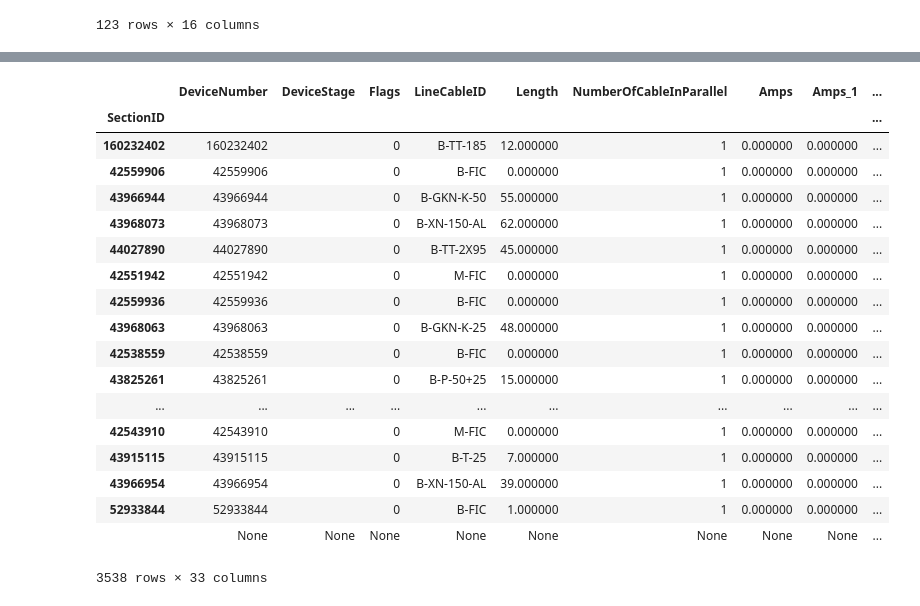
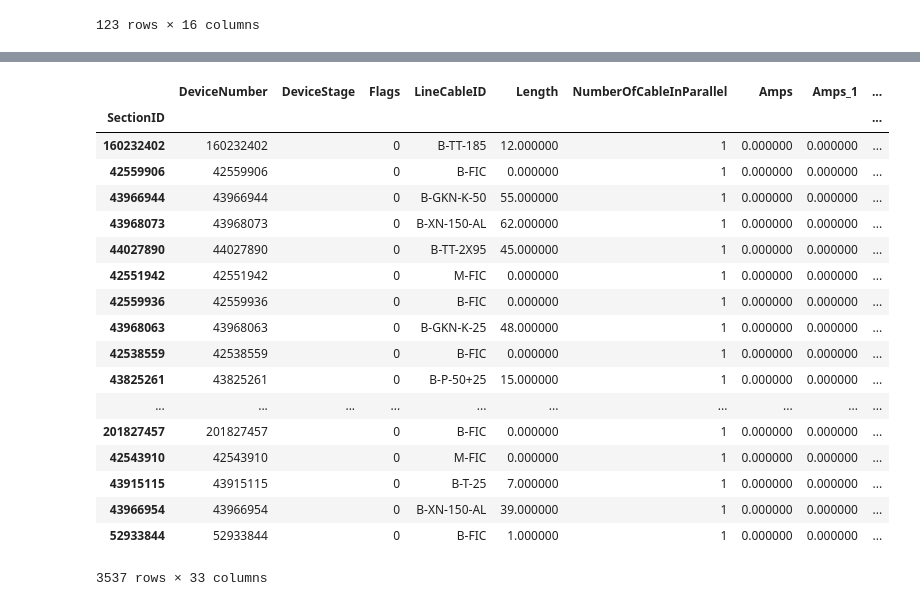
Before and after one commit to martenfese/preprocesses, a Jupyter notebook: Pre-processData_network.ipynb, the cells around one changed output, grey strips where cells are left out. Drawn from its saved outputs; the diff is of its cells as text; code cells hidden in the pictures.

```diff
--- a/Pre-processData_network.ipynb
+++ b/Pre-processData_network.ipynb
@@ -164,35 +161,35 @@ df
 # %%
 index_start = content.index('[UNDERGROUNDLINE SETTING]')
 index_stop = content.index('[SECTION]')
 
 columns = content[index_start+1]
 columns = columns.replace("FORMAT_UNDERGROUNDLINESETTING=", "").split(',')
 
 cables_conc = content[index_start+2:index_stop]
 
 cables_conc = [cable.split(',') for cable in cables_conc]
 
 df = pd.DataFrame(cables_conc, columns=columns)
 df.set_index("SectionID", inplace=True)
-df = df[:]
+df = df[:-1]
 df
 # %% [output]
 |  | DeviceNumber | DeviceStage | Flags | LineCableID | Length | NumberOfCableInParallel | Amps | Amps_1 | ... |
 | SectionID |  |  |  |  |  |  |  |  | ... |
 | 160232402 | 160232402 |  | 0 | B-TT-185 | 12.000000 | 1 | 0.000000 | 0.000000 | ... |
 | 42559906 | 42559906 |  | 0 | B-FIC | 0.000000 | 1 | 0.000000 | 0.000000 | ... |
 | 43966944 | 43966944 |  | 0 | B-GKN-K-50 | 55.000000 | 1 | 0.000000 | 0.000000 | ... |
 | 43968073 | 43968073 |  | 0 | B-XN-150-AL | 62.000000 | 1 | 0.000000 | 0.000000 | ... |
 | 44027890 | 44027890 |  | 0 | B-TT-2X95 | 45.000000 | 1 | 0.000000 | 0.000000 | ... |
 | 42551942 | 42551942 |  | 0 | M-FIC | 0.000000 | 1 | 0.000000 | 0.000000 | ... |
 | 42559936 | 42559936 |  | 0 | B-FIC | 0.000000 | 1 | 0.000000 | 0.000000 | ... |
 | 43968063 | 43968063 |  | 0 | B-GKN-K-25 | 48.000000 | 1 | 0.000000 | 0.000000 | ... |
 | 42538559 | 42538559 |  | 0 | B-FIC | 0.000000 | 1 | 0.000000 | 0.000000 | ... |
 | 43825261 | 43825261 |  | 0 | B-P-50+25 | 15.000000 | 1 | 0.000000 | 0.000000 | ... |
 | ... | ... | ... | ... | ... | ... | ... | ... | ... | ... |
+| 201827457 | 201827457 |  | 0 | B-FIC | 0.000000 | 1 | 0.000000 | 0.000000 | ... |
 | 42543910 | 42543910 |  | 0 | M-FIC | 0.000000 | 1 | 0.000000 | 0.000000 | ... |
 | 43915115 | 43915115 |  | 0 | B-T-25 | 7.000000 | 1 | 0.000000 | 0.000000 | ... |
 | 43966954 | 43966954 |  | 0 | B-XN-150-AL | 39.000000 | 1 | 0.000000 | 0.000000 | ... |
 | 52933844 | 52933844 |  | 0 | B-FIC | 1.000000 | 1 | 0.000000 | 0.000000 | ... |
-|  | None | None | None | None | None | None | None | None | ... |
-3538 rows × 33 columns
+3537 rows × 33 columns
```
Also changed, not shown: parts of 55 cells of this notebook.
